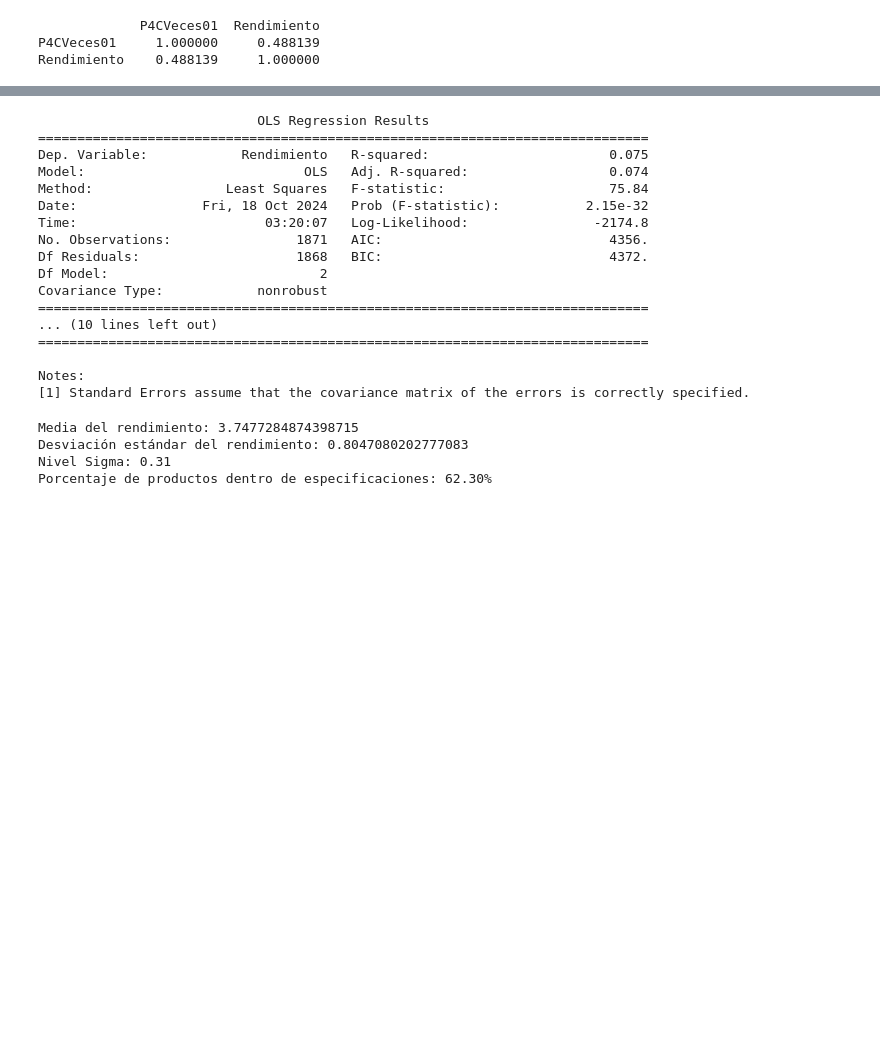
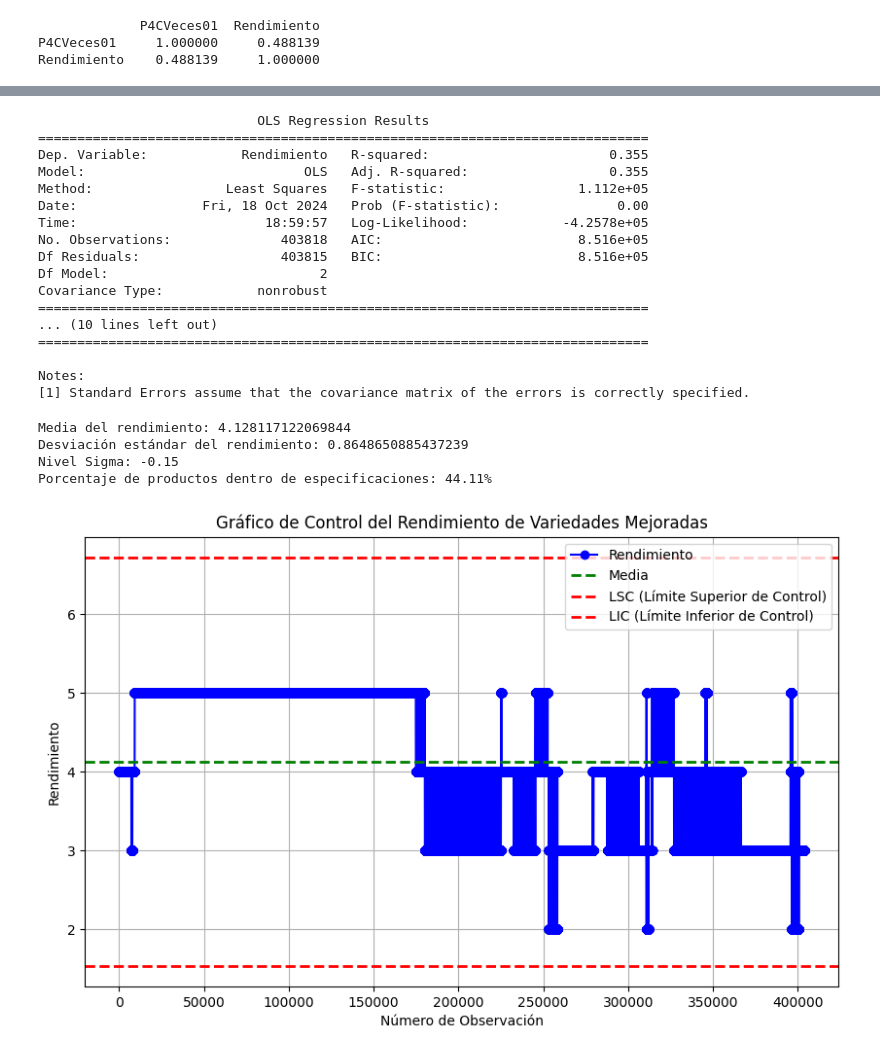
Before and after one commit to kyo3773pw/datos, a Jupyter notebook: datos/analisispapa.ipynb, the cells around one changed output, grey strips where cells are left out. Drawn from its saved outputs; the diff is of its cells as text; code cells hidden in the pictures; blank space fills up the shorter version.

```diff
--- a/datos/analisispapa.ipynb
+++ b/datos/analisispapa.ipynb
@@ -371,7 +371,7 @@ Rendimiento    0.488139     1.000000
 data['P4CVeces01'] = pd.to_numeric(data['P4CVeces01'], errors='coerce')
 data['P4BMejTolHelada'] = pd.to_numeric(data['P4BMejTolHelada'], errors='coerce')
 data['P4CProd01'] = pd.to_numeric(data['P4CProd01'], errors='coerce')
-data['Rendimiento'] = pd.to_numeric(data['Rendimiento'], errors='coerce')
+rendimiento_unido['Rendimiento'] = pd.to_numeric(rendimiento_unido['Rendimiento'], errors='coerce')
 
 # Eliminar filas con valores NaN en las columnas seleccionadas
 data_clean = data[['P4CVeces01', 'P4BMejTolHelada', 'P4CProd01', 'Rendimiento']].dropna()
@@ -378,3 +380,15 @@ data_clean = data[['P4CVeces01', 'P4BMejTolHelada', 'P4CProd01', 'Rendimiento']]
+# %%
+# Asegurarse de que la columna de ID esté presente en ambos DataFrames para la unión
+data = data.merge(rendimiento_unido[['CodigoEnc', 'Rendimiento']], on='CodigoEnc', how='inner')
+
+# Convertir las columnas a tipo numérico (forzar la conversión y reemplazar errores con NaN)
+data['P4CVeces01'] = pd.to_numeric(data['P4CVeces01'], errors='coerce')
+data['P4BMejTolHelada'] = pd.to_numeric(data['P4BMejTolHelada'], errors='coerce')
+data['P4CProd01'] = pd.to_numeric(data['P4CProd01'], errors='coerce')
+data['Rendimiento'] = pd.to_numeric(data['Rendimiento'], errors='coerce')
+
+# Eliminar filas con valores NaN en las columnas seleccionadas
+data_clean = data[['P4CVeces01', 'P4BMejTolHelada', 'P4CProd01', 'Rendimiento']].dropna()
 # %%
 import statsmodels.api as sm
 
@@ -417,13 +431,13 @@ print(model.summary())
 # %% [output]
                             OLS Regression Results
 ==============================================================================
-Dep. Variable:            Rendimiento   R-squared:                       0.075
-Model:                            OLS   Adj. R-squared:                  0.074
-Method:                 Least Squares   F-statistic:                     75.84
-Date:                Fri, 18 Oct 2024   Prob (F-statistic):           2.15e-32
-Time:                        03:20:07   Log-Likelihood:                -2174.8
-No. Observations:                1871   AIC:                             4356.
-Df Residuals:                    1868   BIC:                             4372.
+Dep. Variable:            Rendimiento   R-squared:                       0.355
+Model:                            OLS   Adj. R-squared:                  0.355
+Method:                 Least Squares   F-statistic:                 1.112e+05
+Date:                Fri, 18 Oct 2024   Prob (F-statistic):               0.00
+Time:                        18:59:57   Log-Likelihood:            -4.2578e+05
+No. Observations:              403818   AIC:                         8.516e+05
+Df Residuals:                  403815   BIC:                         8.516e+05
 Df Model:                           2
 Covariance Type:            nonrobust
 ==============================================================================
@@ -459,7 +473,37 @@ porcentaje_aceptable = stats.norm.cdf(z_score) * 100
 
 print(f"Porcentaje de productos dentro de especificaciones: {porcentaje_aceptable:.2f}%")
 # %% [output]
-Media del rendimiento: 3.7477284874398715
-Desviación estándar del rendimiento: 0.8047080202777083
-Nivel Sigma: 0.31
-Porcentaje de productos dentro de especificaciones: 62.30%
+Media del rendimiento: 4.128117122069844
+Desviación estándar del rendimiento: 0.8648650885437239
+Nivel Sigma: -0.15
+Porcentaje de productos dentro de especificaciones: 44.11%
+# %%
+import numpy as np
+import pandas as pd
+import matplotlib.pyplot as plt
+
+# Supongamos que 'data' es tu DataFrame y 'Rendimiento' es la columna de rendimiento de las variedades mejoradas.
+# Calcular la media y la desviación estándar del rendimiento
+media_rendimiento = data['Rendimiento'].mean()
+desviacion_rendimiento = data['Rendimiento'].std()
+
+# Calcular los límites de control
+LSC = media_rendimiento + 3 * desviacion_rendimiento
+LIC = media_rendimiento - 3 * desviacion_rendimiento
+
+# Crear el gráfico de control
+plt.figure(figsize=(10, 6))
+plt.plot(data['Rendimiento'], marker='o', linestyle='-', color='blue', label='Rendimiento')
+plt.axhline(media_rendimiento, color='green', linestyle='--', linewidth=2, label='Media')
+plt.axhline(LSC, color='red', linestyle='--', linewidth=2, label='LSC (Límite Superior de Control)')
+plt.axhline(LIC, color='red', linestyle='--', linewidth=2, label='LIC (Límite Inferior de Control)')
+
+# Añadir etiquetas y título
+plt.title('Gráfico de Control del Rendimiento de Variedades Mejoradas')
+plt.xlabel('Número de Observación')
+plt.ylabel('Rendimiento')
+plt.legend(loc='upper right')
+plt.grid(True)
+plt.show()
+# %% [output]
+[figure, added]
```
Also changed, not shown: parts of 5 cells of this notebook.
